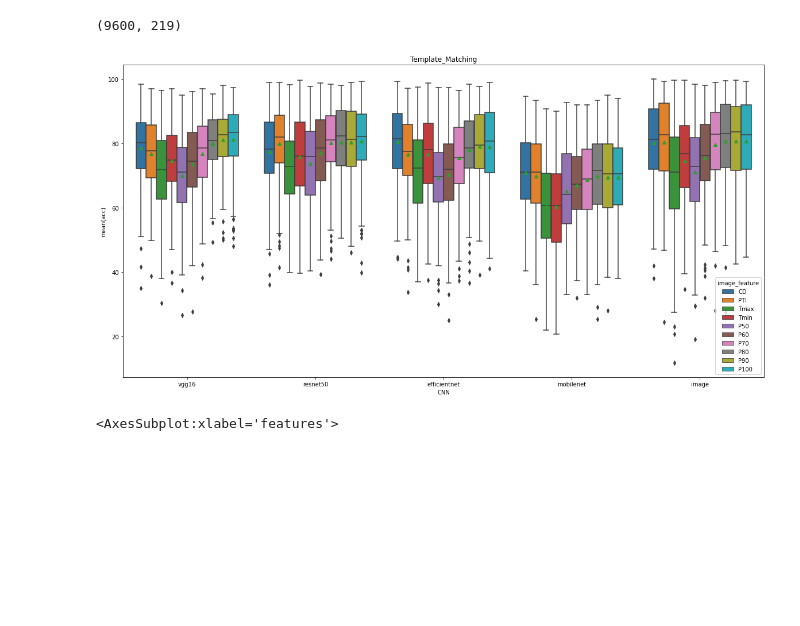
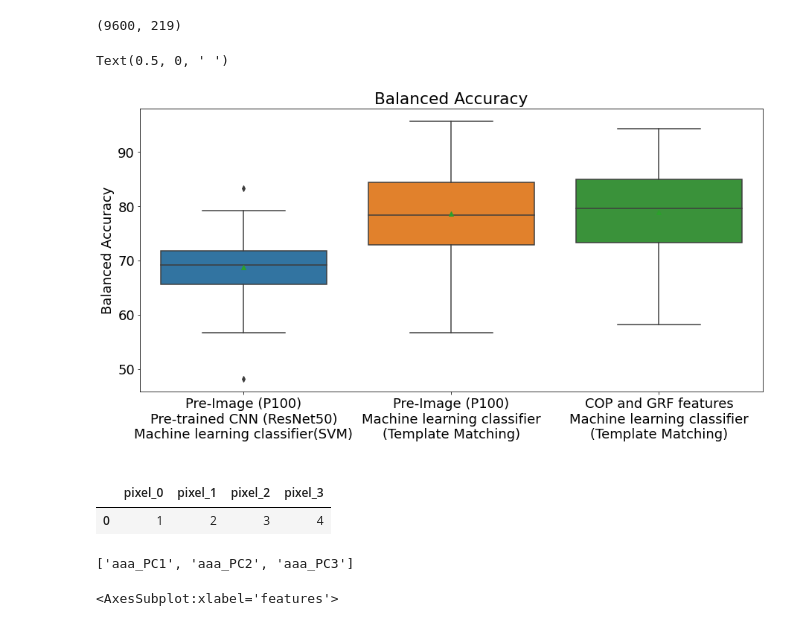
Before and after one commit to SKazemii/master-project, a Jupyter notebook: Codes/noteBook.ipynb, the cells around one changed output. Saved outputs shown, nothing was run; the diff lists cells and outputs as text; code cells hidden in the pictures; blank space fills up the shorter version.

Commit message:
unknown imposters accuracy

```diff
--- a/Codes/noteBook.ipynb
+++ b/Codes/noteBook.ipynb
@@ -91,0 +247,3 @@ Text(0, 0.5, 'mean(f1)')
+# %%
+e = pd.read_excel(f'C:\\Project\\master-project\\results\\samples.xlsx')
+e.iloc[:,15:]
@@ -452,28 +936,60 @@ print(e1.shape)
 # %% [output]
 (9600, 219)
 # %%
+import pandas as pd
+import seaborn as sns
+
+import matplotlib.pyplot as plt
+plt.rcParams.update({'font.size': 18})
+
+from statannot import add_stat_annotation
+e3 = pd.read_excel(f'C:\\Project\\master-project\\results\\results.xlsx')
 data = e3
-data["CNN"] = data["feature_type"].map(lambda x: x.split("-")[0] )
-data["image_feature"] = data["feature_type"].map(lambda x: x.split("-")[1] )
 
-y = "mean(acc)"
+# data["CNN"] = data["feature_type"].map(lambda x: x.split("-")[0] )
+data["feature_type"] = data["feature_type"].map(lambda x: "Pre-Image (P100)\nPre-trained CNN (ResNet50)\nMachine learning classifier(SVM)" if  x =="PT_deep_P100_resnet50" else x)
+data["feature_type"] = data["feature_type"].map(lambda x: "Pre-Image (P100)\nMachine learning classifier\n(Template Matching)" if  x =="image_P100" else x)
+data["feature_type"] = data["feature_type"].map(lambda x: "COP and GRF features\nMachine learning classifier\n(Template Matching)" if  x =="all" else x)
+
+y = "BACC_bd"
 # y = "mean(f1)"
 
 x = "CNN"
-hue = "image_feature"
+x = "feature_type"
 # box_pairs=[
 #     (("image", "P100"), ("image", "P90")),
 #     ]
 
-plt.figure(figsize=(20,10))
-plt.title(data.iloc[1, 3])
-ax = sns.boxplot(data=data, y=y,  x=x, hue=hue, showmeans=True,)
+plt.figure(figsize=(15,7))
+plt.title("Balanced Accuracy")
+plt.ylabel("Three pipelines")
 
-# add_stat_annotation(ax, data=data, y=y, x=x, hue=hue,
-#                     box_pairs=box_pairs,
-#                     test='Mann-Whitney', text_format='star', loc='outside', verbose=2)
+ax = sns.boxplot(data=data, y=y,  x=x, showmeans=True,)
+plt.ylabel("Balanced Accuracy")
+plt.xlabel(" ")
+# # add_stat_annotation(ax, data=data, y=y, x=x, hue=hue,
+# #                     box_pairs=box_pairs,
+# #                     test='Mann-Whitney', text_format='star', loc='outside', verbose=2)
 # %% [output]
+Text(0.5, 0, ' ')
-[figure, old version]
+[figure, new version]
+# %%
+pre_image_names = ["CD", "PTI", "Tmin", "Tmax", "P50", "P60", "P70", "P80", "P90", "P100"]
+pre_image_name ="CD"
+if not pre_image_name in pre_image_names:
+    raise Exception("invalid pre image name!!!")
+
+exec(f"A_{pre_image_name} = pd.DataFrame([[1,2,3,4]], columns=['pixel_'+str(i) for i in range(4)]) ")
+A_CD
+# %% [output]
+|  | pixel_0 | pixel_1 | pixel_2 | pixel_3 |
+| 0 | 1 | 2 | 3 | 4 |
+# %%
+feat = "aaa"
+columnsName = [feat+"_PC"+str(i) for i in list(range(1, 3+1))]
+columnsName
+# %% [output]
+['aaa_PC1', 'aaa_PC2', 'aaa_PC3']
 # %%
 working_path = os.getcwd()
 DF = pd.read_excel(os.path.join(working_path[:-5], "temp", "DF1.xlsx"))
```
Also changed, not shown: parts of 19 cells of this notebook, 8 other files.
